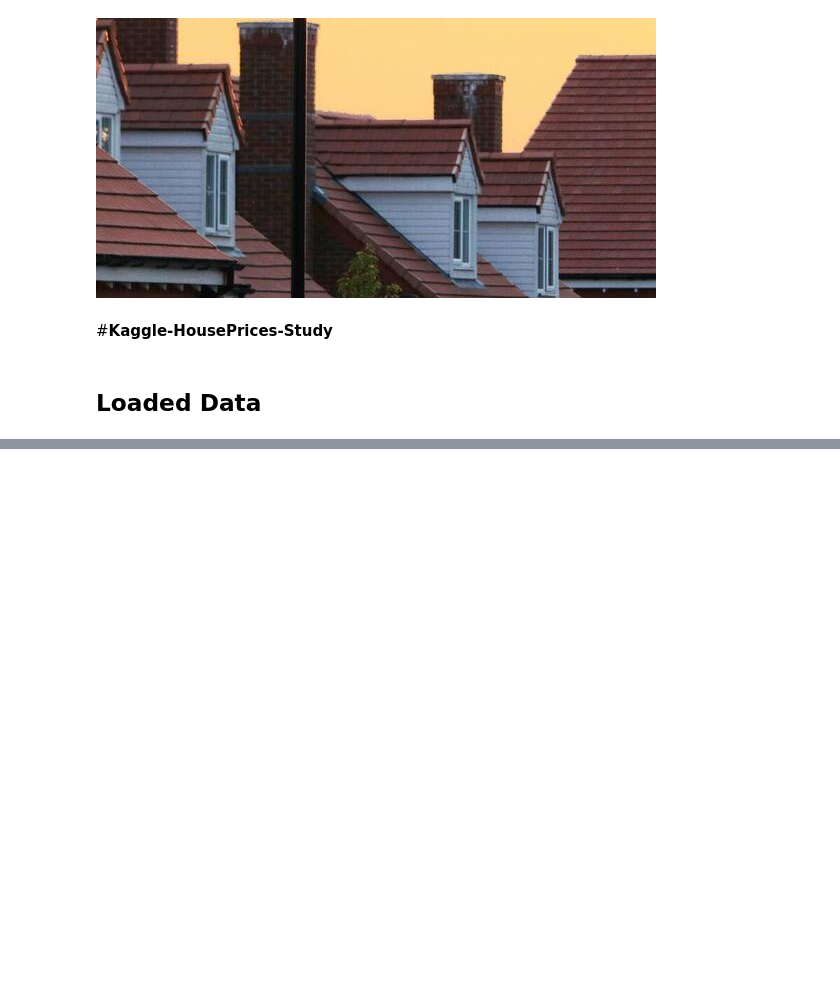
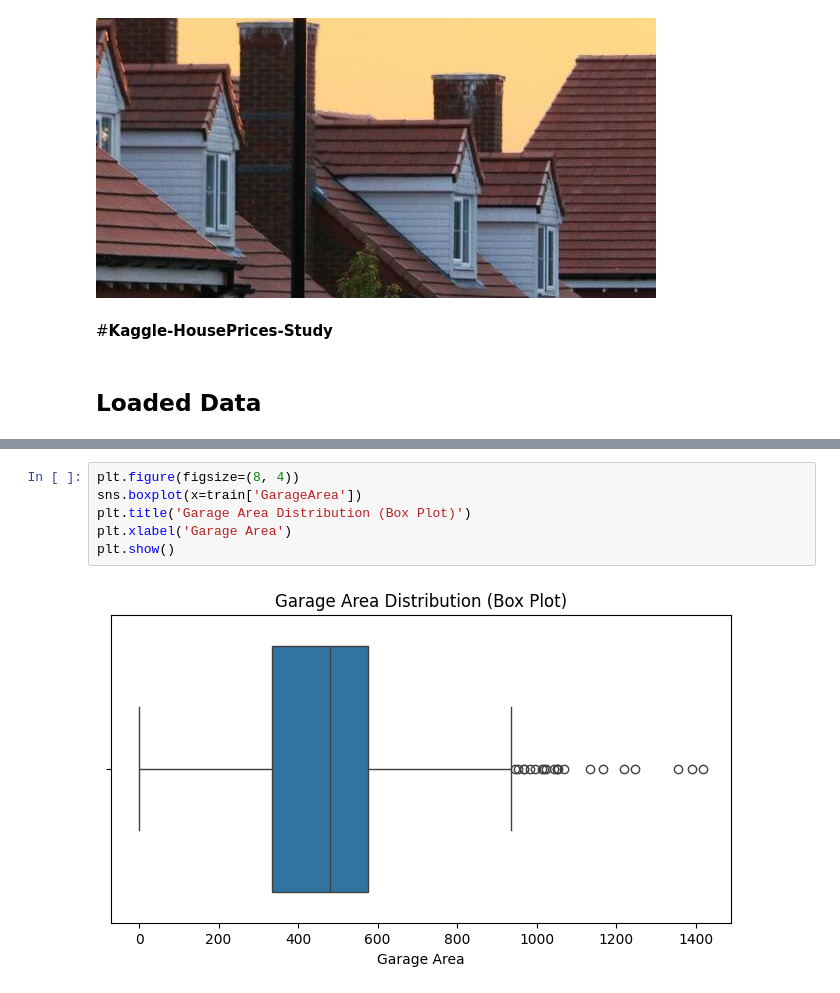
Before and after one commit to WasabiRamen/kaggle-study-house-prices, a Jupyter notebook: house_price.ipynb, the cells around one changed output, grey strips where cells are left out. Drawn from its saved outputs; the diff is of its cells as text; blank space fills up the shorter version.

```diff
--- a/house_price.ipynb
+++ b/house_price.ipynb
@@ -14,0 +122,8 @@ submission = pd.read_csv(os.path.join(base_path, 'sample_submission.csv'))
+# %%
+plt.figure(figsize=(8, 4))
+sns.boxplot(x=train['GarageArea'])
+plt.title('Garage Area Distribution (Box Plot)')
+plt.xlabel('Garage Area')
+plt.show()
+# %% [output]
+[figure, added]
```
Also changed, not shown: parts of 9 cells of this notebook.
